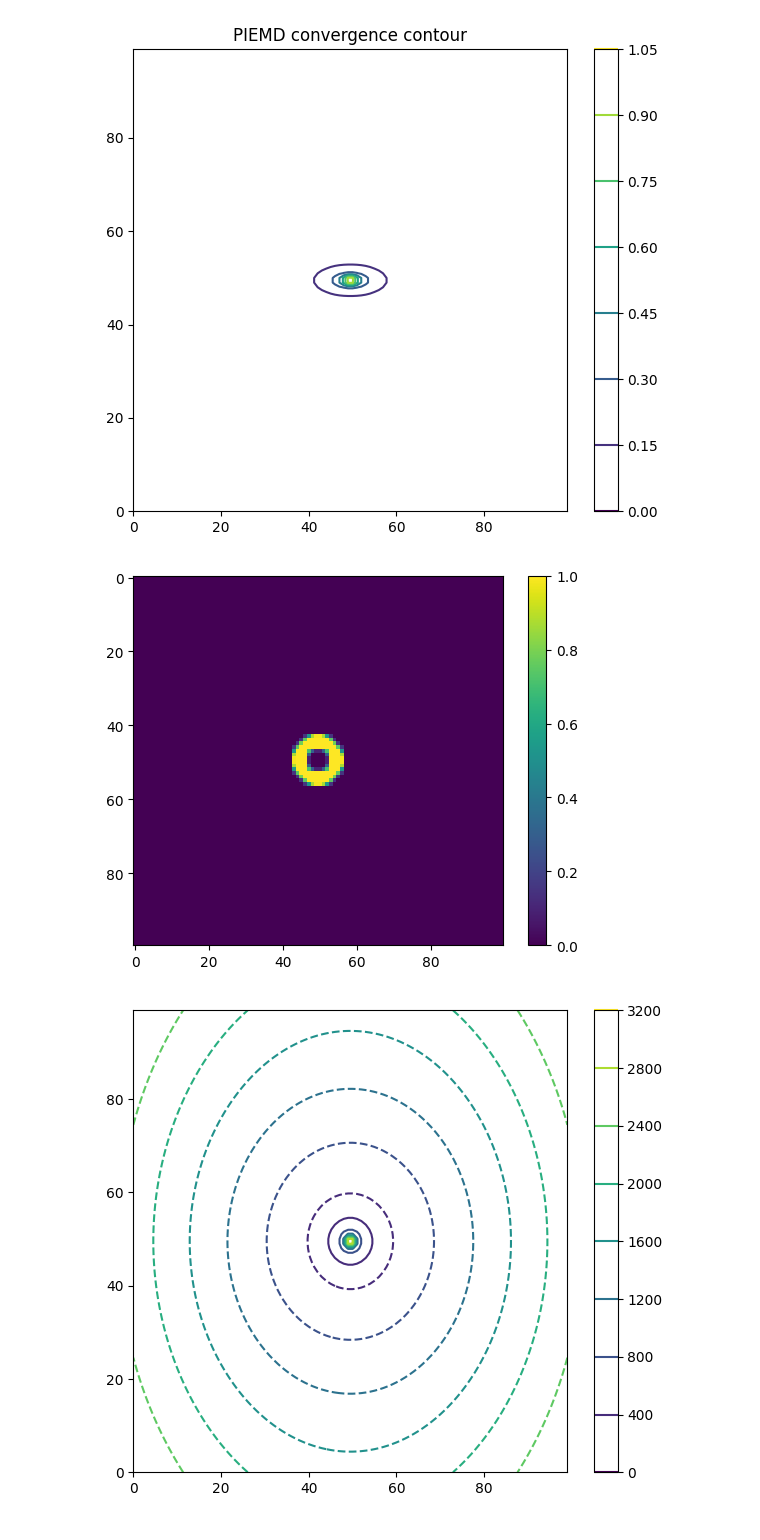
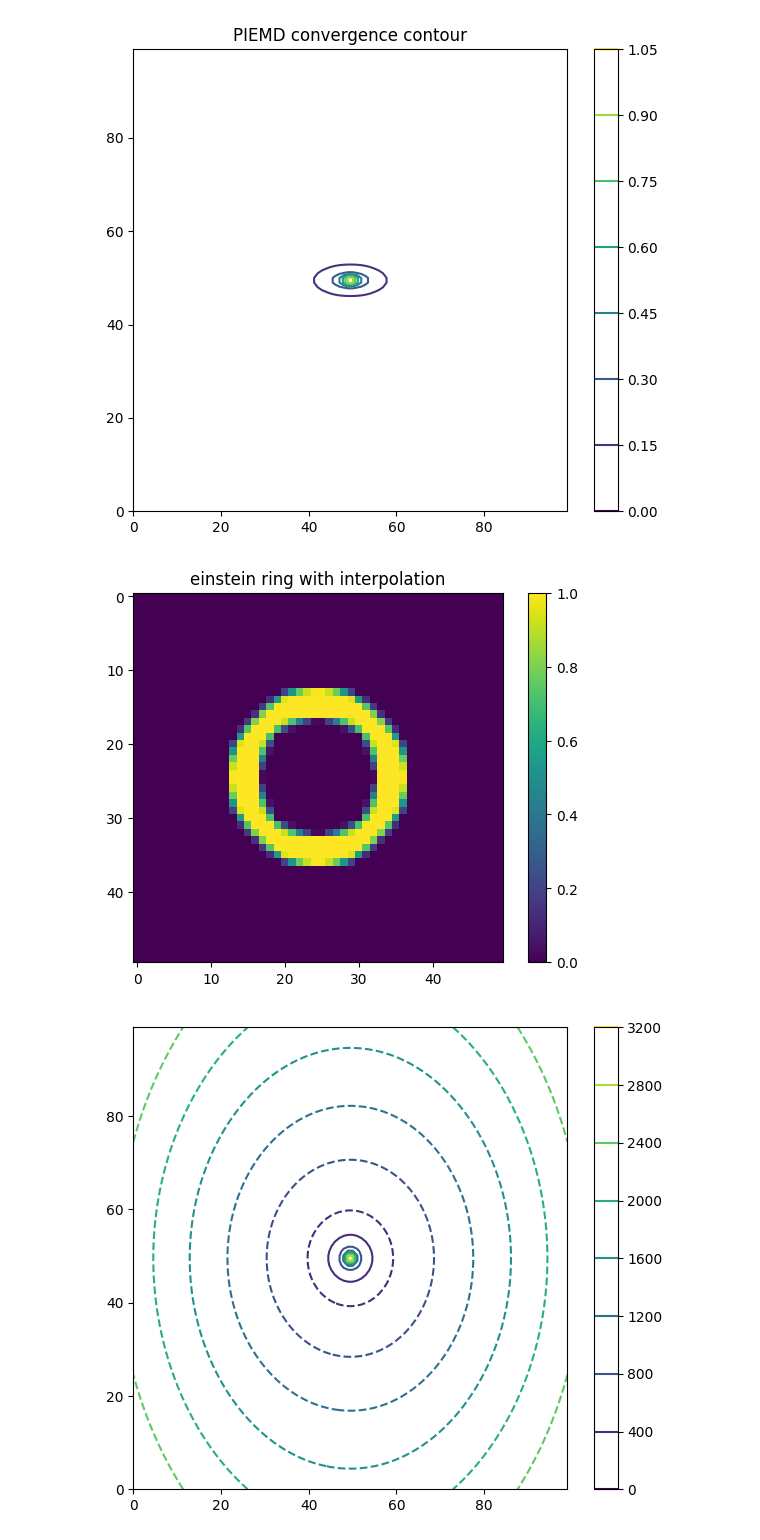
Before and after one commit to OliverRedhead/Gravitational-Lensing, a Jupyter notebook: wk1/PIEMD/piemd_testing.ipynb, the cells around one changed output. Drawn from its saved outputs; the diff is of its cells as text; code cells hidden in the pictures.

```diff
--- a/wk1/PIEMD/piemd_testing.ipynb
+++ b/wk1/PIEMD/piemd_testing.ipynb
@@ -26,17 +26,19 @@ plt.show()
 # %% [output]
 [figure]
 # %%
-src = DiskSource(100, 2)
+src = DiskSource(50, 2)
 # src.pad()
-df = PIEMD(theta_E=5 ,q=1, s=0, phi=0)
+df = PIEMD(theta_E=10 ,q=1, s=0, phi=0)
 
 img = df.get_image(src)
 # %%
 cbar = plt.imshow(img)
 plt.colorbar(cbar)
+plt.title("einstein ring with interpolation")
+plt.savefig("interpolate_example.png")
 plt.show()
 # %% [output]
-[figure, old version]
+[figure, new version]
 # %%
 plt.figure(figsize=(7,6))
 src = DiskSource(100, 10)
```
Also changed, not shown: parts of 3 cells of this notebook, 6 other files.
